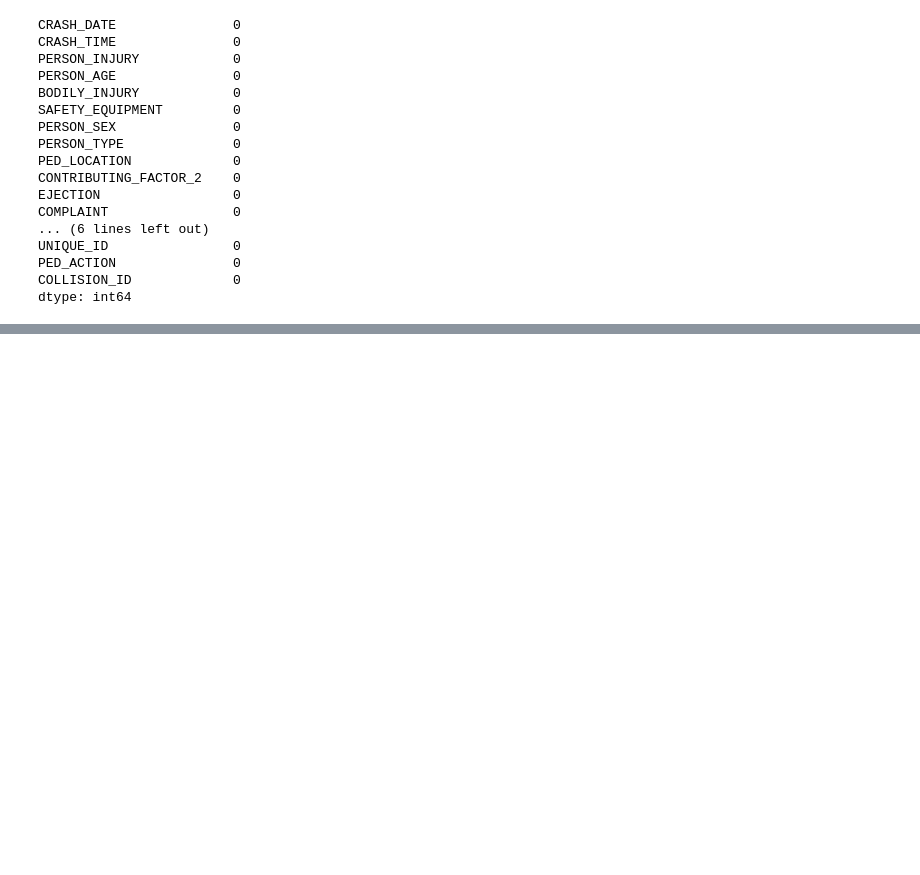
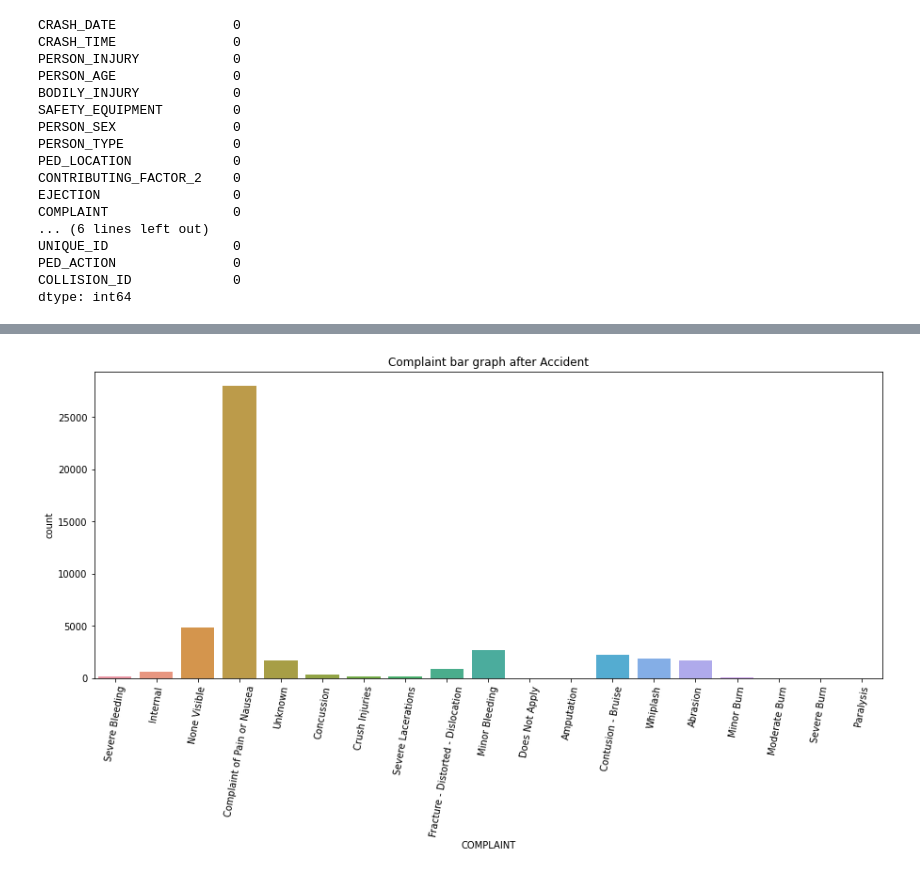
Before and after one commit to everydaycodings/Data-Science-End-To-End-Notebook-Project, a Jupyter notebook: NYC_Motor_Vehicle_Collisions_to_Person.ipynb, the cells around one changed output, grey strips where cells are left out. Cells and saved outputs as stored; diff of their text form; code cells hidden in the pictures; blank space fills up the shorter version.

```diff
--- a/NYC_Motor_Vehicle_Collisions_to_Person.ipynb
+++ b/NYC_Motor_Vehicle_Collisions_to_Person.ipynb
@@ -115,0 +140,8 @@ dtype: int64
+# %%
+plt.figure(figsize=(15,6))
+sns.countplot(x="COMPLAINT", data=data)
+plt.title('Complaint bar graph after Accident')
+plt.xticks(rotation=80)
+plt.show()
+# %% [output]
+[figure, added]
```
Also changed, not shown: parts of 9 cells of this notebook.
